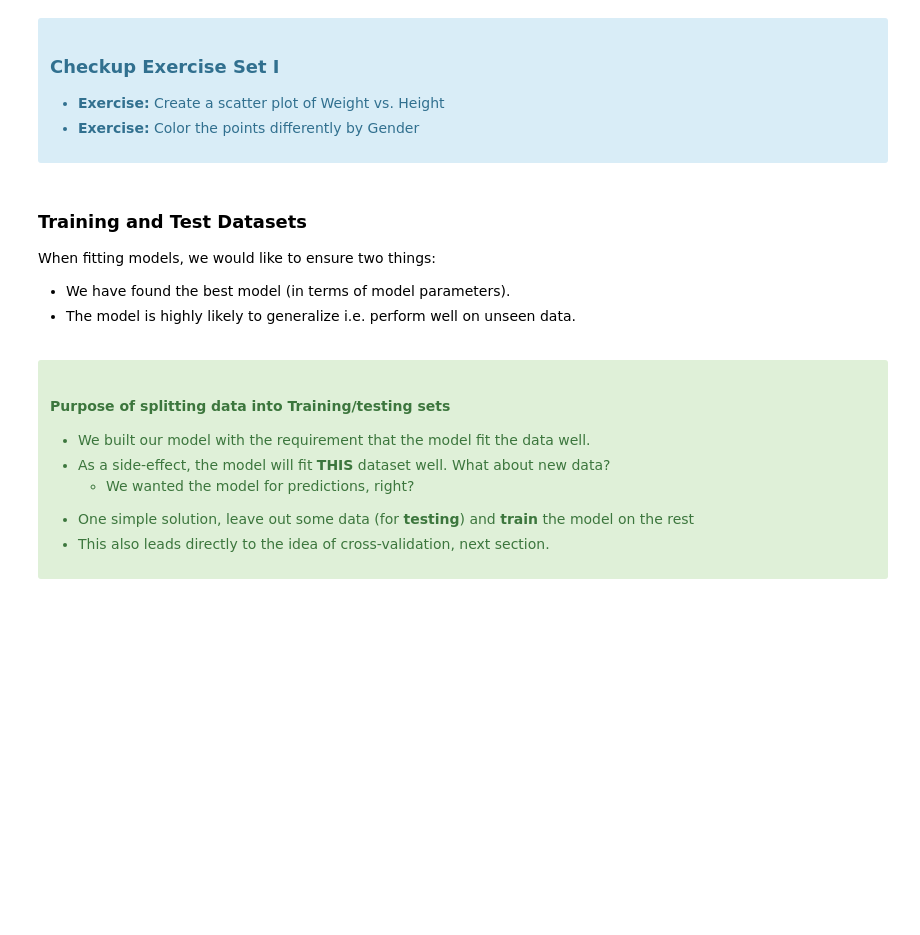
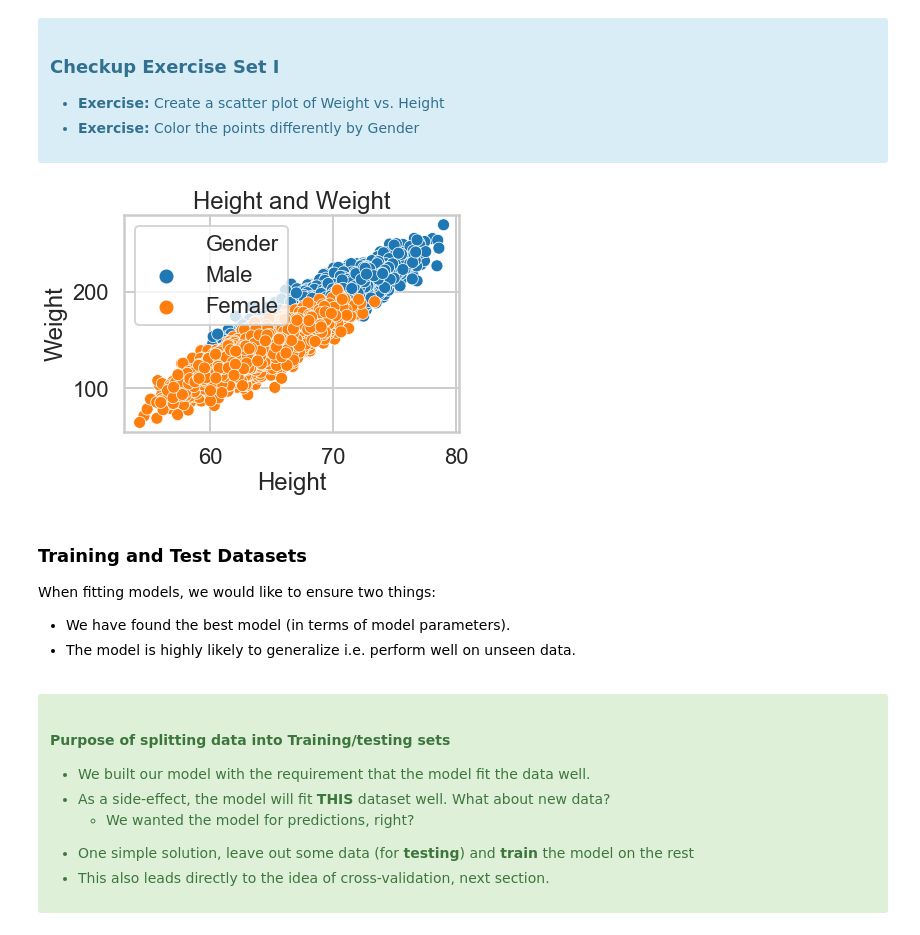
Before and after one commit to ElijahSeeley/Springboard, a Jupyter notebook: Logistic_Regression_Case_Study/Logistic Regression Case Study/Springboard Logistic Regression Advanced Case Study.ipynb, the cells around one changed output. Cells and saved outputs as stored; diff of their text form; code cells hidden in the pictures; blank space fills up the shorter version.

```diff
--- a/Logistic_Regression_Case_Study/Logistic Regression Case Study/Springboard Logistic Regression Advanced Case Study.ipynb
+++ b/Logistic_Regression_Case_Study/Logistic Regression Case Study/Springboard Logistic Regression Advanced Case Study.ipynb
@@ -94,5 +94,5 @@ def points_plot_prob(ax, Xtr, Xte, ytr, yte, clf, colorscale=cmap_light,
 # %% [markdown]
 We'll use a dataset of heights and weights of males and females to hone our understanding of classifiers. We load the data into a dataframe and plot it.
 # %%
-dflog = pd.read_csv("data/01_heights_weights_genders.csv")
+dflog = pd.read_csv("01_heights_weights_genders.csv")
 dflog.head()
@@ -118,3 +123,12 @@ with the "response" or "label" $y$ as a plain array of 0s and 1s for binary clas
+# %%
+# your turn
+sns.scatterplot(x='Height',y='Weight', data = dflog, hue = 'Gender')
+plt.xlabel('Height')
+plt.ylabel('Weight')
+plt.title('Height and Weight')
+plt.show()
+# %% [output]
+[figure, added]
 # %% [markdown]
 ### Training and Test Datasets
 
```
Also changed, not shown: parts of 4 cells of this notebook, 6 other files.
